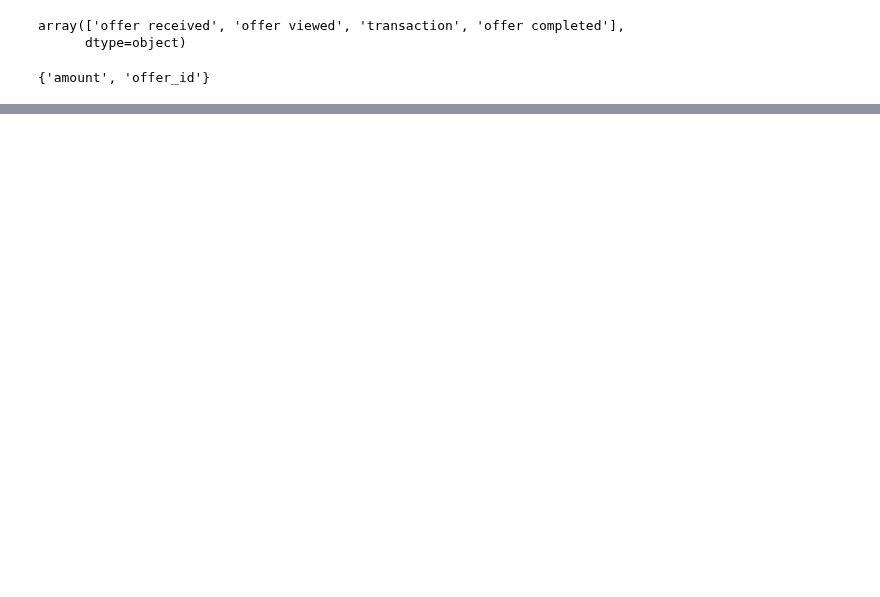
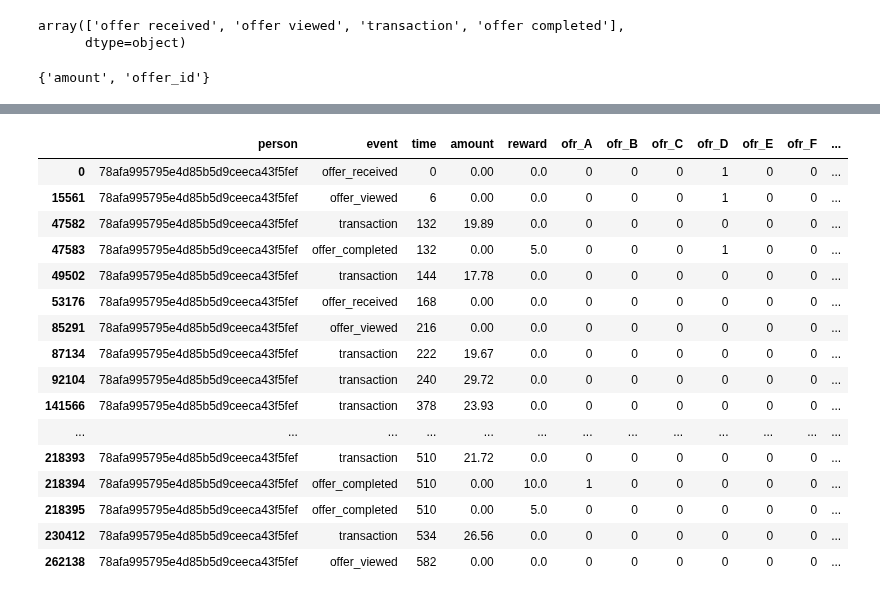
Before and after one commit to Niltonjuniorphd/Starbucks_project, a Jupyter notebook: Starbucks_Capstone_notebook.ipynb, the cells around one changed output, grey strips where cells are left out. Drawn from its saved outputs; the diff is of its cells as text; code cells hidden in the pictures; blank space fills up the shorter version.

Commit message:
defining merge gropuby and concat strategy

```diff
--- a/Starbucks_Capstone_notebook.ipynb
+++ b/Starbucks_Capstone_notebook.ipynb
@@ -146,0 +161,16 @@ array(['email', 'mobile', 'social', 'web'], dtype=object)
+# %%
+port_id = {
+    'ae264e3637204a6fb9bb56bc8210ddfd': 'ofr_A',
+    '4d5c57ea9a6940dd891ad53e9dbe8da0': 'ofr_B',
+    '3f207df678b143eea3cee63160fa8bed': 'ofr_C',
+    '9b98b8c7a33c4b65b9aebfe6a799e6d9': 'ofr_D',
+    '0b1e1539f2cc45b7b9fa7c272da2e1d7': 'ofr_E',
+    '2298d6c36e964ae4a3e7e9706d1fb8c2': 'ofr_F',
+    'fafdcd668e3743c1bb461111dcafc2a4': 'ofr_G',
+    '5a8bc65990b245e5a138643cd4eb9837': 'ofr_H',
+    'f19421c1d4aa40978ebb69ca19b0e20d': 'ofr_I',
+    '2906b810c7d4411798c6938adc9daaa5': 'ofr_J'
+}
+
+
+portfolio['id_short'] = portfolio['id'].map(port_id)
@@ -288,7 +347,11 @@ set([list(x.keys())[0] for x in transcript['value']])
 {'amount', 'offer_id'}
 # %%
 value_df = pd.json_normalize(transcript['value']).fillna(0)
-transcript_b = pd.concat([transcript, value_df], axis=1).drop('value', axis=1).fillna(0)
+value_df['offer_id'] = value_df['offer_id'].map(port_id).fillna('tran')
+transcript_b = pd.concat([transcript, value_df], axis=1).drop('value', axis=1)
 # %%
-dm = pd.get_dummies(transcript_b['event'], prefix='event', prefix_sep='_', dtype=int)
-transcript_b = pd.concat([transcript_b.drop(columns='event'), dm], axis=1)
+#dm = pd.get_dummies(transcript_b['event'], prefix='event', prefix_sep='_', dtype=int)
+#transcript_b = pd.concat([transcript_b.drop(columns='event'), dm], axis=1)
+
+dm2 = pd.get_dummies(transcript_b['offer_id'], prefix_sep='_', dtype=int)
+transcript_b = pd.concat([transcript_b.drop(columns='offer_id'), dm2], axis=1)
@@ -422,0 +358,20 @@ transcript_viewed
+# %%
+transcript_b[transcript_b['person'] == '78afa995795e4d85b5d9ceeca43f5fef']
+# %% [output]
+|  | person | event | time | amount | reward | ofr_A | ofr_B | ofr_C | ofr_D | ofr_E | ofr_F | ... |
+| 0 | 78afa995795e4d85b5d9ceeca43f5fef | offer_received | 0 | 0.00 | 0.0 | 0 | 0 | 0 | 1 | 0 | 0 | ... |
+| 15561 | 78afa995795e4d85b5d9ceeca43f5fef | offer_viewed | 6 | 0.00 | 0.0 | 0 | 0 | 0 | 1 | 0 | 0 | ... |
+| 47582 | 78afa995795e4d85b5d9ceeca43f5fef | transaction | 132 | 19.89 | 0.0 | 0 | 0 | 0 | 0 | 0 | 0 | ... |
+| 47583 | 78afa995795e4d85b5d9ceeca43f5fef | offer_completed | 132 | 0.00 | 5.0 | 0 | 0 | 0 | 1 | 0 | 0 | ... |
+| 49502 | 78afa995795e4d85b5d9ceeca43f5fef | transaction | 144 | 17.78 | 0.0 | 0 | 0 | 0 | 0 | 0 | 0 | ... |
+| 53176 | 78afa995795e4d85b5d9ceeca43f5fef | offer_received | 168 | 0.00 | 0.0 | 0 | 0 | 0 | 0 | 0 | 0 | ... |
+| 85291 | 78afa995795e4d85b5d9ceeca43f5fef | offer_viewed | 216 | 0.00 | 0.0 | 0 | 0 | 0 | 0 | 0 | 0 | ... |
+| 87134 | 78afa995795e4d85b5d9ceeca43f5fef | transaction | 222 | 19.67 | 0.0 | 0 | 0 | 0 | 0 | 0 | 0 | ... |
+| 92104 | 78afa995795e4d85b5d9ceeca43f5fef | transaction | 240 | 29.72 | 0.0 | 0 | 0 | 0 | 0 | 0 | 0 | ... |
+| 141566 | 78afa995795e4d85b5d9ceeca43f5fef | transaction | 378 | 23.93 | 0.0 | 0 | 0 | 0 | 0 | 0 | 0 | ... |
+| ... | ... | ... | ... | ... | ... | ... | ... | ... | ... | ... | ... | ... |
+| 218393 | 78afa995795e4d85b5d9ceeca43f5fef | transaction | 510 | 21.72 | 0.0 | 0 | 0 | 0 | 0 | 0 | 0 | ... |
+| 218394 | 78afa995795e4d85b5d9ceeca43f5fef | offer_completed | 510 | 0.00 | 10.0 | 1 | 0 | 0 | 0 | 0 | 0 | ... |
+| 218395 | 78afa995795e4d85b5d9ceeca43f5fef | offer_completed | 510 | 0.00 | 5.0 | 0 | 0 | 0 | 0 | 0 | 0 | ... |
+| 230412 | 78afa995795e4d85b5d9ceeca43f5fef | transaction | 534 | 26.56 | 0.0 | 0 | 0 | 0 | 0 | 0 | 0 | ... |
+| 262138 | 78afa995795e4d85b5d9ceeca43f5fef | offer_viewed | 582 | 0.00 | 0.0 | 0 | 0 | 0 | 0 | 0 | 0 | ... |
```
Also changed, not shown: parts of 20 cells of this notebook.
